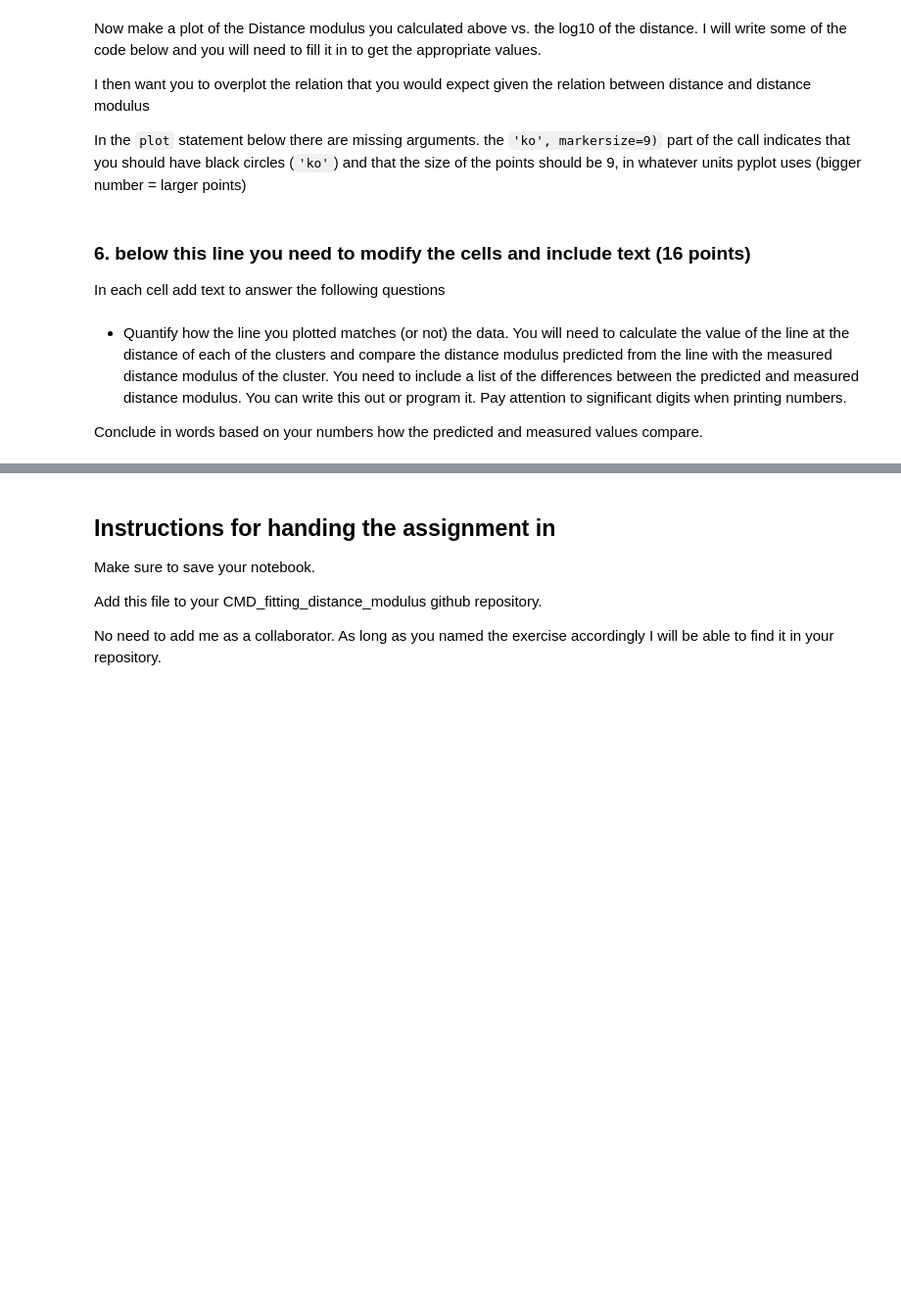
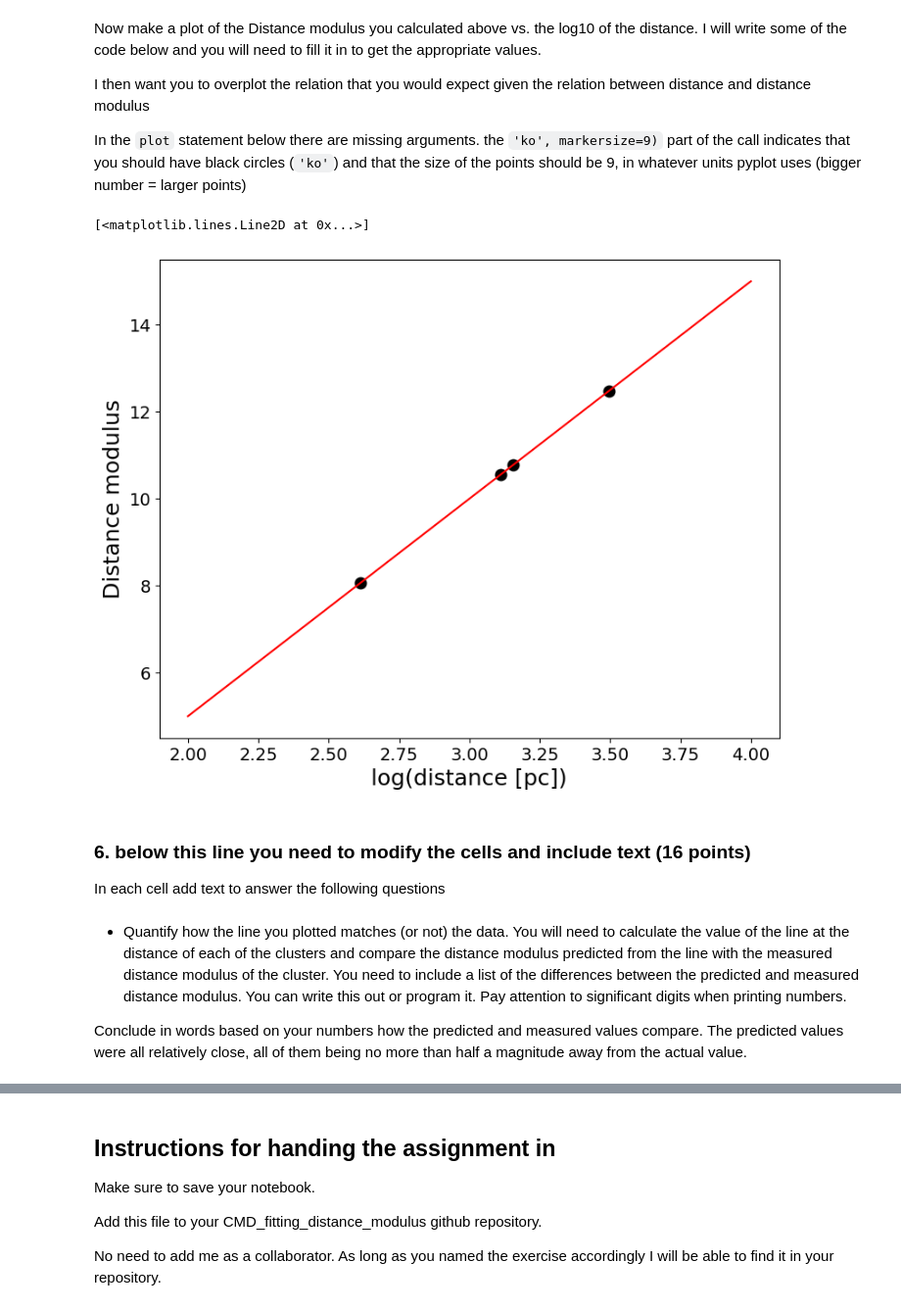
Before and after one commit to DayneLocke/CMD_distmod_student, a Jupyter notebook: cluster_plot_student.ipynb, the cells around one changed output, grey strips where cells are left out. Shown: that part at 98% size. Cells and saved outputs as stored; diff of their text form; code cells hidden in the pictures; blank space fills up the shorter version.

```diff
--- a/cluster_plot_student.ipynb
+++ b/cluster_plot_student.ipynb
@@ -140,7 +162,7 @@ dist_ratios = np.array([dist_ratio_m34, dist_ratio_m36, dist_ratio_ngc6231, dist
 
 #write an expression to calculate the distance to each cluster
 dist_pleiades = 130.0
-dists =
+dists = dist_pleiades * dist_ratios #divide distance to pleiades by ratio of distances to get the distance to the object, since the ratios above were Pleiades/object
 
 #print to 2 significant digits
 print(f"Distance for M 34 = {dists[0]:6.2f} pc")
@@ -150,7 +172,7 @@ print(f"Distance for NGC 3293 = {dists[3]:6.2f} pc")
 print()
 
 #write an expression to derive the distance modulus from the distance ratio or distance
-dist_mods =
+dist_mods = 5 * np.log10(dists)-5 #Now we can just plug in the calculated distance values for the objects
 
 print(f"Distance Modulus for M 34 = {dist_mods[0]:4.2f}")
 print(f"Distance Modulus for M 36 = {dist_mods[1]:4.2f}")
@@ -165,26 +197,29 @@ In the `plot` statement below there are missing arguments.  the `'ko', markersiz
 # %%
 #You will need to make an array that contains the log of the distances
 
 #### Write code here
-logdist =
+logdist = np.log10(dists)#is the log scale of the distances for plotting purposes
 
 #now complete this plot statement to plot the log of the distance vs. the distance modulus.
-plt.plot( ,'ko', markersize=9)
+plt.plot(logdist,dist_mods,'ko', markersize=9)
 plt.xlabel('log(distance [pc])')
 plt.ylabel('Distance modulus')
 
 # here you will need to draw a line on your plot that shows the prediction
 #of the distance modulus given the distance.
 #these are the two x-points of your line, in log distance
 logdistpred = np.array([2,4])
 
 # write down the function that turns logdistpred into the distance modulus
 #
-dmpred =
+dmpred = 5*logdistpred-5 #plug in the line ot the distance modulus equation
 
 #plot this line on the previous plot
 #the 'r-' indicates a red line
 plt.plot(logdistpred, dmpred, 'r-')
+# %% [output]
+[<matplotlib.lines.Line2D at 0x...>]
+[figure, added]
 # %% [markdown]
 ### 6. below this line you need to modify the cells and include text  (16 points)
 
@@ -193,6 +228,7 @@ In each cell add text to answer the following questions
 - Quantify how the line you plotted matches (or not) the data.  You will need to calculate the value of the line at the distance of each of the clusters and compare the distance modulus predicted from the line with the measured distance modulus of the cluster.  You need to include a list of the differences between the predicted and measured distance modulus.  You can write this out or program it.  Pay attention to significant digits when printing numbers.
 
 Conclude in words based on your numbers how the predicted and measured values compare.
+The predicted values were all relatively close, all of them being no more than half a magnitude away from the actual value.
 # %%
 print(f"Measured log(distance/pc) for M 34 = {logdist[0]:4.2f}")
 print(f"Measured log(distance/pc) for M 36 = {logdist[1]:4.2f}")
```
Also changed, not shown: parts of 19 cells of this notebook, 5 other files.
